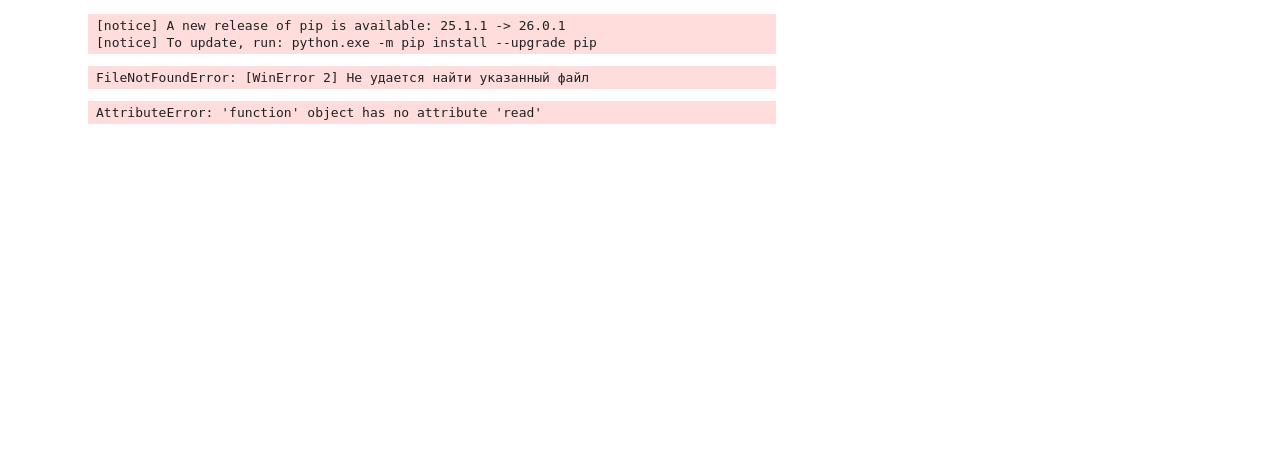
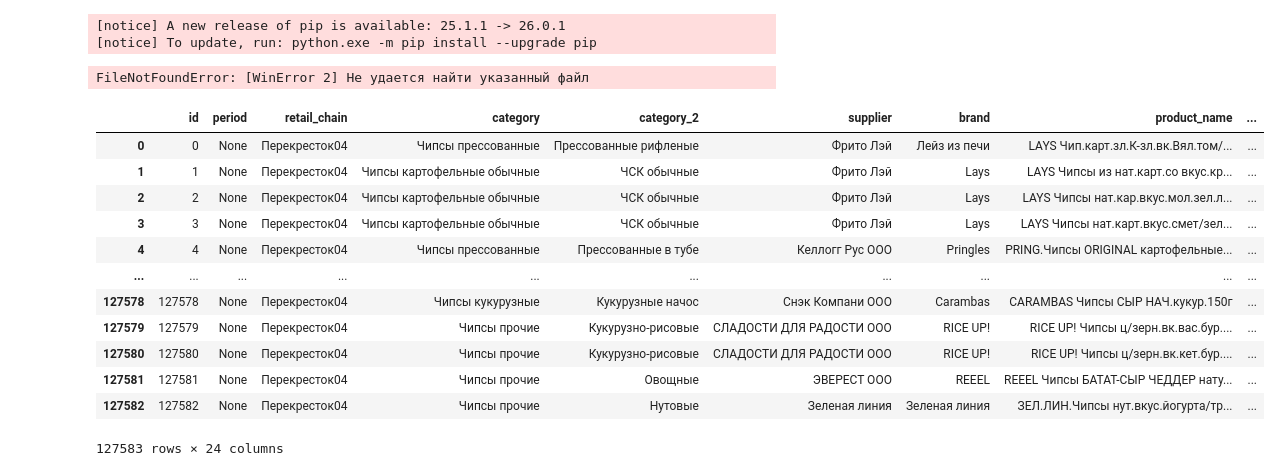
Before and after one commit to BogdanG888G/Kaftal_Data_Architecture, a Jupyter notebook: spark/jobs/preprocess_file.ipynb, the cells around one changed output. Saved outputs shown, nothing was run; the diff lists cells and outputs as text; code cells hidden in the pictures; blank space fills up the shorter version.

Commit message:
Сделал через spark silver преобразование в apache iceberg

```diff
--- a/spark/jobs/preprocess_file.ipynb
+++ b/spark/jobs/preprocess_file.ipynb
@@ -17,6 +19,18 @@ FileNotFoundError: [WinError 2] Не удается найти указанны
 # %%
-df = spark.read.csv('DE_Kaftal_improvement\data\okey_ceptember_2024.csv')
+df = pd.read_parquet('C:\\Users\\Smart\\PycharmProjects\\Data_analysis\\DE_Kaftal_improvement\\data\\00000-113-8c62399f-109a-4ef4-a300-ef4f2c556059-0-00001.parquet')
 
 df
 # %% [output]
+|  | id | period | retail_chain | category | category_2 | supplier | brand | product_name | ... |
+| 0 | 0 | None | Перекресток04 | Чипсы прессованные | Прессованные рифленые | Фрито Лэй | Лейз из печи | LAYS Чип.карт.зл.К-зл.вк.Вял.том/... | ... |
+| 1 | 1 | None | Перекресток04 | Чипсы картофельные обычные | ЧСК обычные | Фрито Лэй | Lays | LAYS Чипсы из нат.карт.со вкус.кр... | ... |
+| 2 | 2 | None | Перекресток04 | Чипсы картофельные обычные | ЧСК обычные | Фрито Лэй | Lays | LAYS Чипсы нат.кар.вкус.мол.зел.л... | ... |
+| 3 | 3 | None | Перекресток04 | Чипсы картофельные обычные | ЧСК обычные | Фрито Лэй | Lays | LAYS Чипсы нат.карт.вкус.смет/зел... | ... |
+| 4 | 4 | None | Перекресток04 | Чипсы прессованные | Прессованные в тубе | Келлогг Рус ООО | Pringles | PRING.Чипсы ORIGINAL картофельные... | ... |
+| ... | ... | ... | ... | ... | ... | ... | ... | ... | ... |
+| 127578 | 127578 | None | Перекресток04 | Чипсы кукурузные | Кукурузные начос | Снэк Компани ООО | Carambas | CARAMBAS Чипсы СЫР НАЧ.кукур.150г | ... |
+| 127579 | 127579 | None | Перекресток04 | Чипсы прочие | Кукурузно-рисовые | СЛАДОСТИ ДЛЯ РАДОСТИ ООО | RICE UP! | RICE UP! Чипсы ц/зерн.вк.вас.бур.... | ... |
+| 127580 | 127580 | None | Перекресток04 | Чипсы прочие | Кукурузно-рисовые | СЛАДОСТИ ДЛЯ РАДОСТИ ООО | RICE UP! | RICE UP! Чипсы ц/зерн.вк.кет.бур.... | ... |
+| 127581 | 127581 | None | Перекресток04 | Чипсы прочие | Овощные | ЭВЕРЕСТ ООО | REEEL | REEEL Чипсы БАТАТ-СЫР ЧЕДДЕР нату... | ... |
+| 127582 | 127582 | None | Перекресток04 | Чипсы прочие | Нутовые | Зеленая линия | Зеленая линия | ЗЕЛ.ЛИН.Чипсы нут.вкус.йогурта/тр... | ... |
-AttributeError: 'function' object has no attribute 'read'
+127583 rows × 24 columns
```
Also changed, not shown: parts of 1 cell of this notebook, 3 other files.
